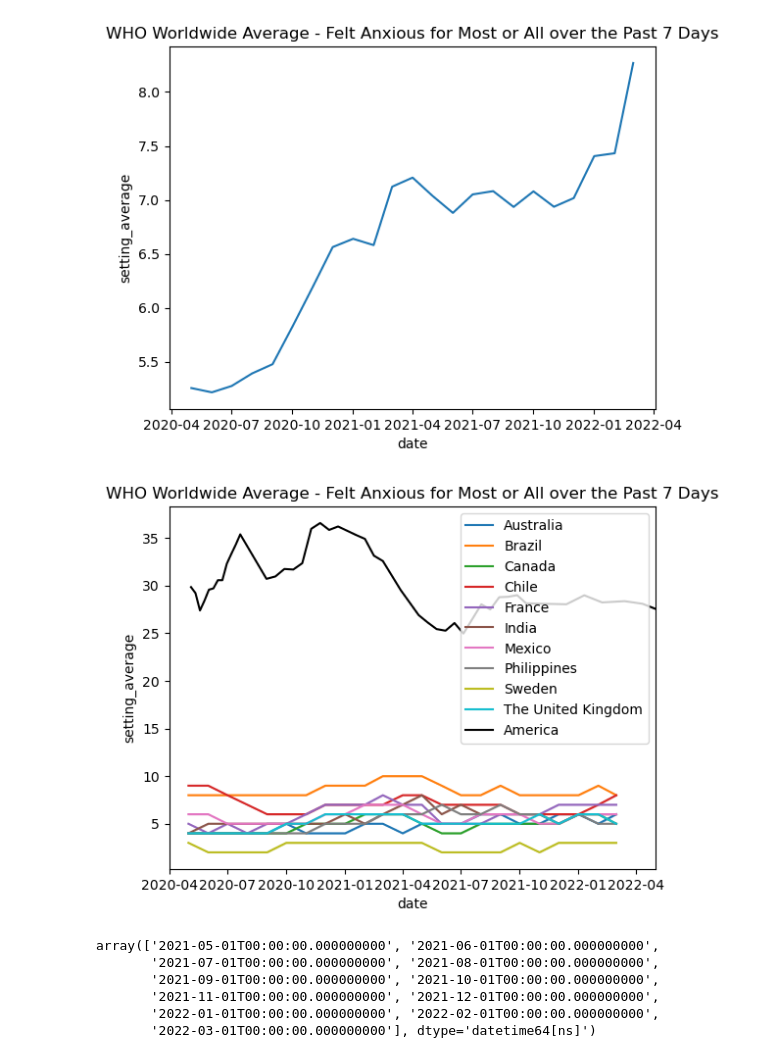
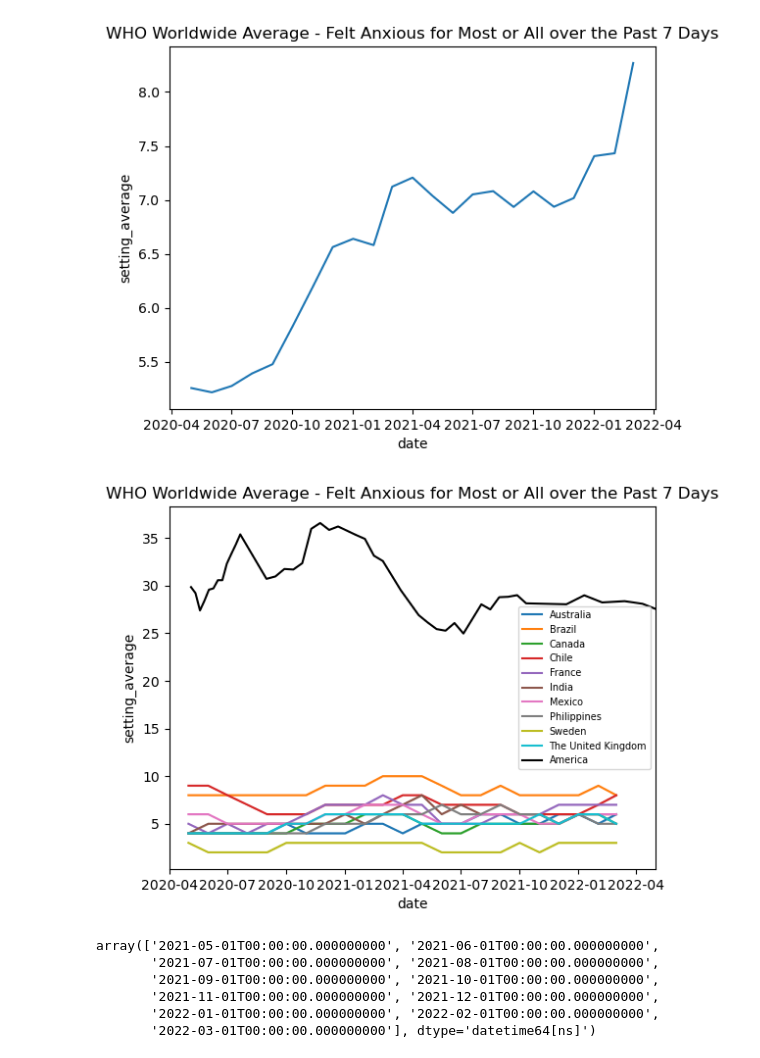
Before and after one commit to macs30122-winter25/final-project-raam, a Jupyter notebook: who_eda.ipynb, the cells around one changed output. Cells and saved outputs as stored; diff of their text form; code cells hidden in the pictures.

```diff
--- a/who_eda.ipynb
+++ b/who_eda.ipynb
@@ -145,34 +145,34 @@ from datetime import datetime
 # %%
 fig, ax = plt.subplots()
 
 sns.lineplot(data=df_anxiety[df_anxiety['setting'].isin(['Canada', 'Mexico', 'India', 'Australia',
                                                          'Brazil', 'Chile', 'The United Kingdom',
                                                          'France', 'Sweden', 'Philippines'])],
              x='date',
              y='setting_average',
              hue='setting',
              ax=ax
              #errorbar=('ci',95)
 )
 
 sns.lineplot(data=df_cdc,
              x='Time Period End Date',
              y='Value',
              color='black',
              label='America',
              ax=ax,
              errorbar=None)
 
 plt.title('WHO Worldwide Average - Felt Anxious for Most or All over the Past 7 Days')
 
 plt.xlim(datetime.fromisoformat('2020-04-01'), datetime.fromisoformat('2022-05-01'))
 
 handles, labels = ax.get_legend_handles_labels()
-ax.legend(handles, labels)
+ax.legend(handles, labels, fontsize='7')
 
 plt.savefig('viz/who_cdc_basic.png')
 # %% [output]
-[figure, old version]
+[figure, new version]
 # %%
 df_health_anxiety = df[df['indicator_name']=='Worry a great deal or a moderate amount about catching COVID-19 (%)']
 # %%
```
Also changed, not shown: 1 other file.
